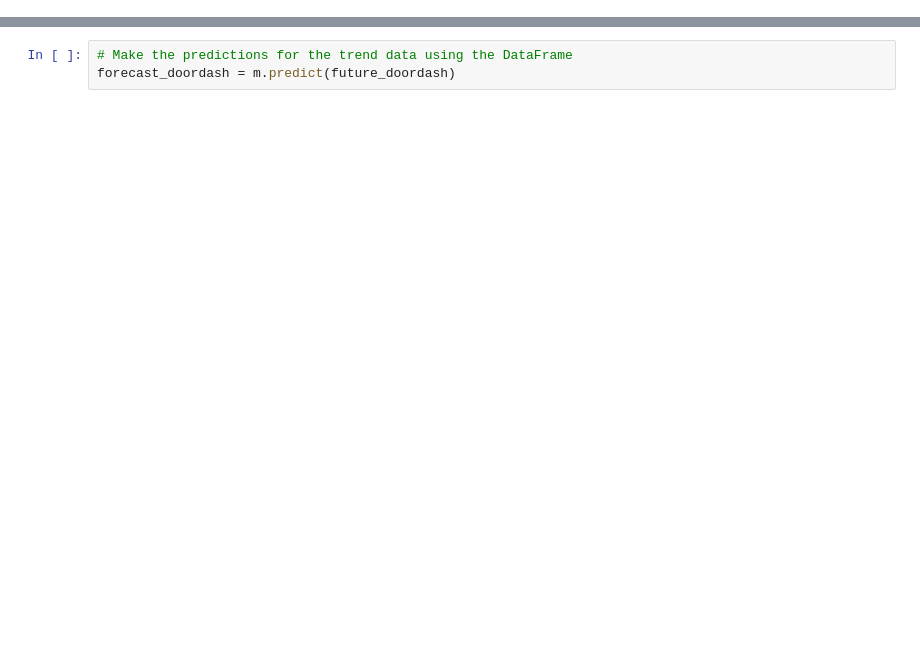
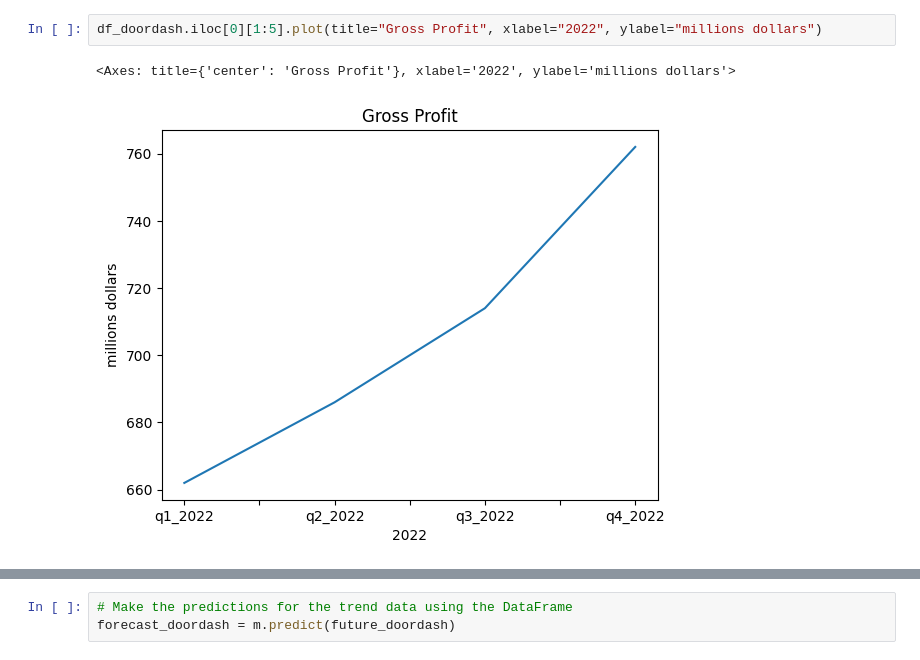
Before and after one commit to JaidenFlint/Project1_Group3, a Jupyter notebook: Project1_Tuan_Rough_Code.ipynb, the cells around one changed output, grey strips where cells are left out. Cells and saved outputs as stored; diff of their text form; blank space fills up the shorter version.

```diff
--- a/Project1_Tuan_Rough_Code.ipynb
+++ b/Project1_Tuan_Rough_Code.ipynb
@@ -20,0 +117,5 @@ df_doordash.plot()
+# %%
+df_doordash.iloc[0][1:5].plot(title="Gross Profit", xlabel="2022", ylabel="millions dollars")
+# %% [output]
+<Axes: title={'center': 'Gross Profit'}, xlabel='2022', ylabel='millions dollars'>
+[figure, added]
```
Also changed, not shown: parts of 17 cells of this notebook.
